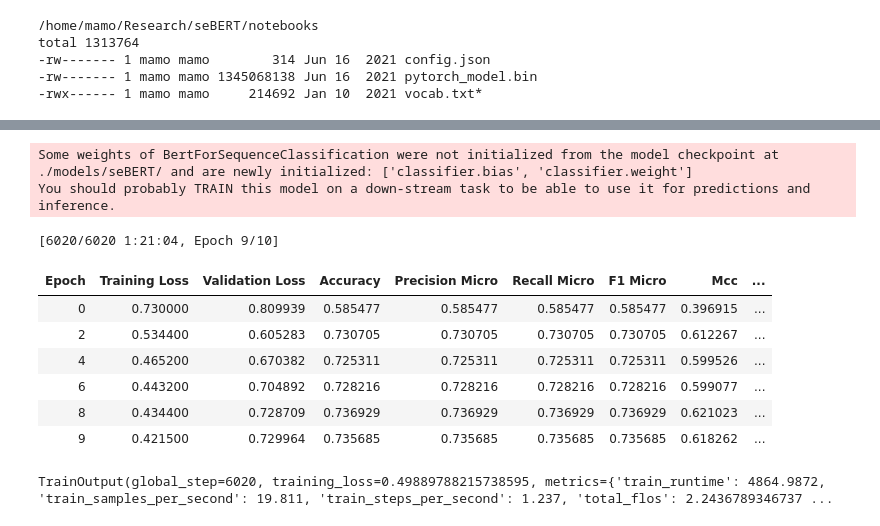
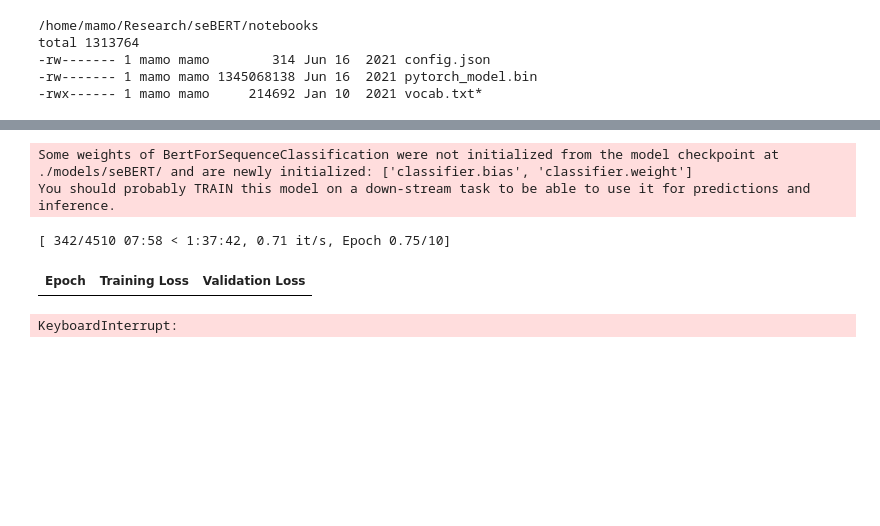
Before and after one commit to raianmr/seBERT, a Jupyter notebook: notebooks/FineTuning.ipynb, the cells around one changed output, grey strips where cells are left out. Drawn from its saved outputs; the diff is of its cells as text; code cells hidden in the pictures; blank space fills up the shorter version.

```diff
--- a/notebooks/FineTuning.ipynb
+++ b/notebooks/FineTuning.ipynb
@@ -35,3 +203,6 @@ total 1313764
+# %%
+X = [str(i) for i in dataset['text'].tolist()]
+y = [int(i) for i in dataset['label'].tolist()]
 # %%
 class Dataset(torch.utils.data.Dataset):
     """Just a standard torch Dataset for BERT-style data."""
@@ -78,13 +249,9 @@ class seBERT(BaseEstimator, ClassifierMixin):
         self.batch_size = batch_size
         self.max_length = 128
 
-    def fit(self, X, y, training_args):
+    def fit(self, X_train, X_val, y_train, y_val, training_args):
         """fit implements simple fine-tuning from the pre-trained model.
-
-        We split the training data into 80/20 training and validation sets, train for 5 epochs and chose the model
-        that performs best on the validation data in the end.
         """
-        X_train, X_val, y_train, y_val = train_test_split(X, y, test_size=0.2)
 
         X_train_tokens = self.tokenizer(X_train, padding=True, truncation=True, max_length=self.max_length)
         X_val_tokens = self.tokenizer(X_val, padding=True, truncation=True, max_length=self.max_length)
@@ -160,59 +300,30 @@ Name: proportion, dtype: float64
-# %%
-# make labels numeric
-def labelnum(row):
-    if row['Polarity'] == 'negative':
-        return 0
-    elif row['Polarity'] == 'neutral':
-        return 1
-    elif row['Polarity'] == 'positive':
-        return 2
-    else:
-        raise Exception('no such type!')
-
-df['text_no_newlines'] = df['Text'].str.replace('\n', ' ')
-df['label'] = df.apply(labelnum, axis=1)
-
-# X = df['text_no_newlines'].values
-# y = df['label'].astype(int).values
-
-X = [str(i) for i in df['text_no_newlines'].tolist()]
-y = [int(i) for i in df['label'].tolist()]
 # %%
+# We split the training data into 80/20 training and validation sets, train for 10 epochs and chose the model
+# that performs best on the validation data in the end.
 training_args = TrainingArguments(
     output_dir                  = CHECKPOINTS_PATH,
     num_train_epochs            = 10,
     per_device_train_batch_size = 8,
     per_device_eval_batch_size  = 8,
-    gradient_accumulation_steps = 2,
+    gradient_accumulation_steps = 4,
     eval_accumulation_steps     = 10,
     evaluation_strategy         = 'epoch',
     save_strategy               = 'epoch',
     load_best_model_at_end      = True
 )
 
-# # use adam optimizer
-# training_args.optimizer_type = 'adam'
-# training_args.learning_rate = 5e-5
-# training_args.adam_epsilon = 1e-8
-# training_args.warmup_steps = 0
-# training_args.weight_decay = 0.01
+X_train, X_val, y_train, y_val = train_test_split(X, y, test_size=0.2, shuffle=True)
 # %%
 clf = seBERT()
 
 # fit all the data
-clf.fit(X, y, training_args)
+clf.fit(X_train, X_val, y_train, y_val, training_args)
 
 # save the fine-tuned model
 clf.save_model(SENTIMENT_MODEL_PATH)
 # %% [output]
 Some weights of BertForSequenceClassification were not initialized from the model checkpoint at ./models/seBERT/ and are newly initialized: ['classifier.bias', 'classifier.weight']
 You should probably TRAIN this model on a down-stream task to be able to use it for predictions and inference.
-[6020/6020 1:21:04, Epoch 9/10]
+[ 342/4510 07:58 < 1:37:42, 0.71 it/s, Epoch 0.75/10]
-| Epoch | Training Loss | Validation Loss | Accuracy | Precision Micro | Recall Micro | F1 Micro | Mcc | ... |
-| 0 | 0.730000 | 0.809939 | 0.585477 | 0.585477 | 0.585477 | 0.585477 | 0.396915 | ... |
-| 2 | 0.534400 | 0.605283 | 0.730705 | 0.730705 | 0.730705 | 0.730705 | 0.612267 | ... |
-| 4 | 0.465200 | 0.670382 | 0.725311 | 0.725311 | 0.725311 | 0.725311 | 0.599526 | ... |
-| 6 | 0.443200 | 0.704892 | 0.728216 | 0.728216 | 0.728216 | 0.728216 | 0.599077 | ... |
-| 8 | 0.434400 | 0.728709 | 0.736929 | 0.736929 | 0.736929 | 0.736929 | 0.621023 | ... |
-| 9 | 0.421500 | 0.729964 | 0.735685 | 0.735685 | 0.735685 | 0.735685 | 0.618262 | ... |
+| Epoch | Training Loss | Validation Loss |
-TrainOutput(global_step=6020, training_loss=0.49889788215738595, metrics={'train_runtime': 4864.9872, 'train_samples_per_second': 19.811, 'train_steps_per_second': 1.237, 'total_flos': 2.2436789346737 ...
+KeyboardInterrupt:
```
Also changed, not shown: parts of 17 cells of this notebook, 4 other files.
